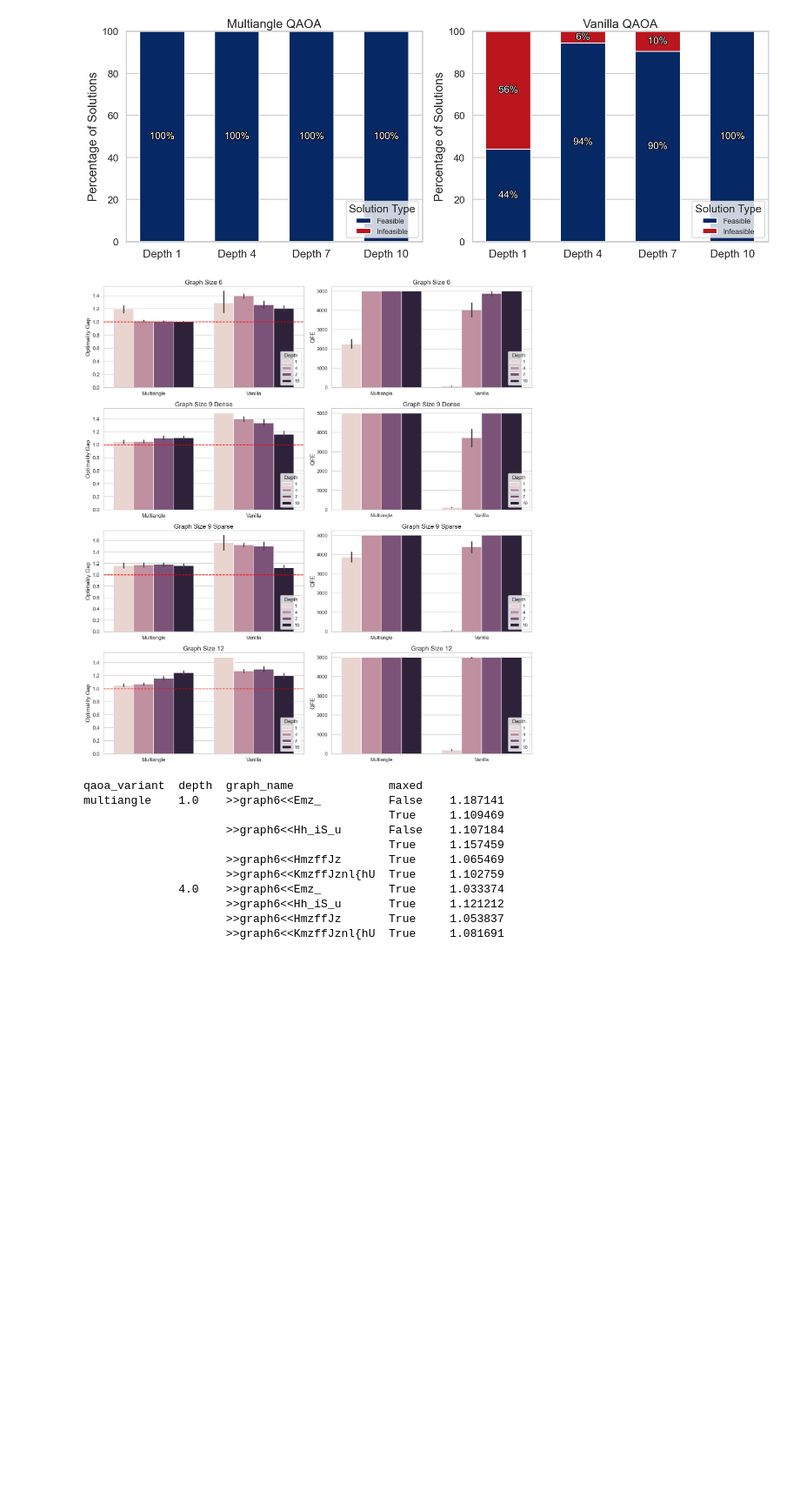
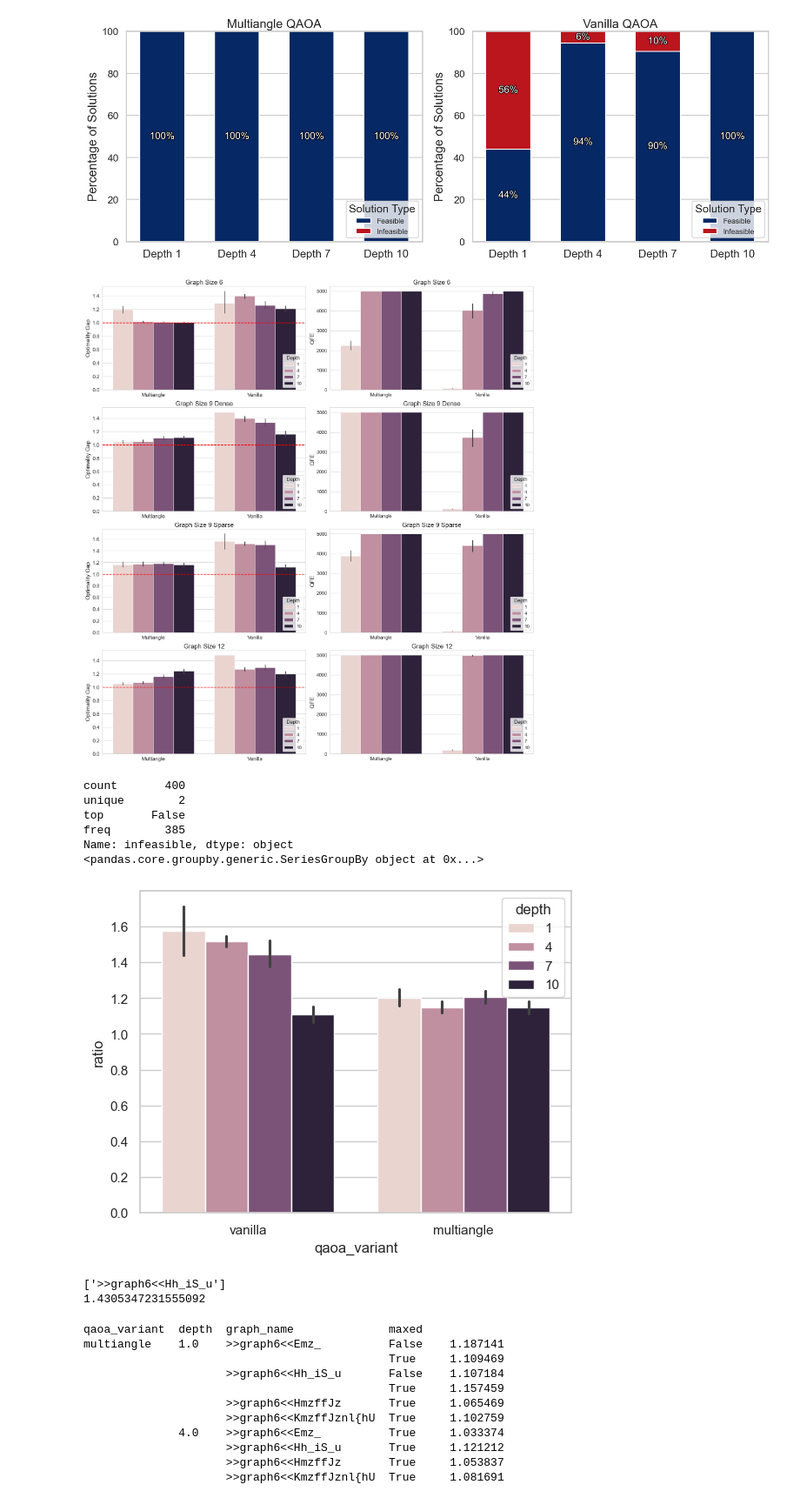
Before and after one commit to Smeidir/QAOA, a Jupyter notebook: results_visualizer.ipynb, the cells around one changed output. Shown at 87% size. Drawn from its saved outputs; the diff is of its cells as text; code cells hidden in the pictures; blank space fills up the shorter version.

```diff
--- a/results_visualizer.ipynb
+++ b/results_visualizer.ipynb
@@ -383,7 +520,10 @@ import pandas as pd
 import seaborn as sns
 
 # Filter to only warm-started entries
-df_ws = results.copy()  # [results['warm_start'] == True]
+df_ws = results[results['backend_mode']=='statevector'].copy()
+df_ws = df_ws[df_ws['warm_start'] == True]
+df_ws['hamming_dist'] = df_ws['hamming_dist'].astype(int)
+
 
 df_ws = df_ws[((df_ws['qaoa_variant'] == 'multiangle') & (df_ws['depth'] == 1)) |
               ((df_ws['qaoa_variant'] == 'vanilla') & (df_ws['depth'] == 4))]
@@ -586,5 +730,7 @@ TypeError: 'NoneType' object is not iterable
 # %%
-df_ws = results.copy()
+df_ws = results[results['backend_mode']=='statevector'].copy()
+df_ws['hamming_dist'] = df_ws['hamming_dist'].astype(int)
+
 df_ws['actual_improvement'] = np.where(
     df_ws['ws_value'].notnull(),
     df_ws['ws_value'] - df_ws['quantum_obj_value'],
@@ -619,18 +765,17 @@ ws_all = df_ws.copy()
 
 # Filter out Equal Superposition for the visualization
 ws_all_filtered = ws_all[ws_all['Qubit Initialization'] != 'Equal Superposition']
-
+ws_all_filtered['Qubit Initialization'].unique()
 # Create a figure for both variants together
 plt.figure(figsize=(16, 8))
 
 # For each initialization type and QAOA variant, compute improvement statistics
 for qaoa_var in ['multiangle', 'vanilla']:
-    ws_filtered = ws_all[ws_all['qaoa_variant'] == qaoa_var]
+    ws_filtered = ws_all_filtered[ws_all_filtered['qaoa_variant'] == qaoa_var]
 
     for init_type in ws_filtered['Qubit Initialization'].unique():
         subset = ws_filtered[ws_filtered['Qubit Initialization'] == init_type]
         total = len(subset)
-
         if total > 0:  # Only process if we have data for this combination
             # Calculate percentages
             improved = (subset['actual_improvement'] > 0.0001).sum() / total * 100
@@ -646,11 +791,11 @@ for qaoa_var in ['multiangle', 'vanilla']:
                 'Worsened %': [worsened],
                 'Count': [total]
             })
+            print('row',new_row)
             improvement_stats = pd.concat([improvement_stats, new_row], ignore_index=True)
-
+print(improvement_stats)
 # Sort by initialization type and variant
 improvement_stats = improvement_stats.sort_values(['qaoa_variant', 'Qubit Initialization'])
-
 # Create a nice visualization with both variants side by side
 # Filter out Equal Superposition for the visualization
 improvement_stats_filtered = improvement_stats[improvement_stats['Qubit Initialization'] != 'Equal Superposition']
@@ -660,17 +805,16 @@ improvement_stats_melted = pd.melt(
     value_vars=['Improved %', 'Same %', 'Worsened %'],
     var_name='Result', value_name='Percentage'
 )
-
 # Set up a custom color palette
 palette = {'Improved %': '#2ca02c', 'Same %': '#1f77b4', 'Worsened %': '#d62728'}
 
 # Create a grouped bar chart with both variants side by side
 ax = sns.catplot(
+    data=improvement_stats_melted,
     x='Qubit Initialization',
     y='Percentage',
     hue='Result',
     col='qaoa_variant',
-    data=improvement_stats_melted,
     kind='bar',
     palette=palette,
     height=6, aspect=1.2
@@ -1455,34 +1664,67 @@ for i, graph in enumerate(graph_names):
     else:
         graph_title = f"Graph Size {graph_size:.0f}"
 
     # Left plot: Optimality Gap (ratio)
     sns.barplot(data=graph_df, x="qaoa_variant", y="ratio", hue="depth", ax=axes[i, 0])
     axes[i, 0].set_title(f"{graph_title}", fontsize=20)
     axes[i, 0].set_ylabel("Optimality Gap", fontsize=18)
     axes[i, 0].tick_params(axis='both', labelsize=16)
     axes[i, 0].axhline(y=1, color='red', linestyle='--', linewidth=2)
     axes[i, 0].set_xlabel("")
     axes[i, 0].legend(title="Depth", title_fontsize=16, fontsize=14, loc="lower right")
     axes[i, 0].set_xticklabels([lbl.get_text().capitalize() for lbl in axes[i, 0].get_xticklabels()])
 
     # Right plot: QFE
     sns.barplot(data=graph_df, x="qaoa_variant", y="quantum_func_evals", hue="depth", ax=axes[i, 1])
     axes[i, 1].set_title(f"{graph_title}" , fontsize=20)
     axes[i, 1].set_ylabel("QFE", fontsize=18)
     axes[i, 1].tick_params(axis='both', labelsize=15)
     axes[i, 1].set_xlabel("")
     axes[i, 1].legend(title="Depth", title_fontsize=16, fontsize=14, loc="lower right")
     axes[i, 1].set_xticklabels([lbl.get_text().capitalize() for lbl in axes[i, 1].get_xticklabels()])
 
 plt.tight_layout()
 plt.subplots_adjust(top=0.95)  # Make room for suptitle
 
 # Save figure
 plt.savefig('CS_combined_graphs_comparison.pdf', bbox_inches='tight')
 
 plt.show()
+
+
+check_data =pd.read_csv("results_papergraph_{'backend_mode'{'statevector'},'qaoa_variant'{'multiangle','vanilla'},'param_initialization'{'gaussian'},'depth'{1,10,4,7},'warm_start'{False},'problem_type'{'minvertexcover'}}.csv")
+g = problem.get_erdos_renyi_graphs_paper1()[3]
+
+check_data_12 = pd.read_csv("results_papergraph_{'backend_mode'{'statevector'},'qaoa_variant'{'vanilla'},'param_initialization'{'gaussian'},'depth'{7},'warm_start'{False},'problem_type'{'minvertexcover'}}.csv")
+
+# create a networkx graph from the rustworkx graph
+G = nx.Graph(list(g.edge_list()))
+graph6_string = nx.to_graph6_bytes(G).decode("utf-8").strip()
+solver = MinVertexCoverSolver(g, 'minvertexcover')
+mask = check_data['graph_name'] == graph6_string
+check_data.loc[check_data['graph_name'] == graph6_string, 'infeasible']= check_data.loc[mask, 'quantum_solution'].apply(lambda s: solver.evaluate_bitstring(ast.literal_eval(s),mark_infeasible=True)[1])
+mask_ws = (check_data['graph_name'] == graph6_string) & (check_data['warm_start'] == True)
+check_data.loc[mask_ws, 'ws_value'] = check_data.loc[mask_ws, 'hamming_string'].apply(
+    lambda s: solver.evaluate_bitstring(ast.literal_eval(s.replace(" ",",")), mark_infeasible=True)[0])
+print(check_data['infeasible'].describe())
+print(check_data.groupby(['qaoa_variant', 'depth'])['infeasible'])
+check_data = check_data[check_data['infeasible']==False]
+fig = plt.plot()
+sns.barplot(data=check_data, x= 'qaoa_variant', y='ratio', hue='depth')
+plt.show()
+print(check_data['graph_name'].unique())
+print(check_data_12['ratio'].mean())
 # %% [output]
-[figure, old version]
+[figure, new version]
+count       400
+unique        2
+top       False
+freq        385
+Name: infeasible, dtype: object
+<pandas.core.groupby.generic.SeriesGroupBy object at 0x...>
+[figure, added]
+['>>graph6<<Hh_iS_u']
+1.4305347231555092
 # %%
 df = results[results['backend_mode'] == 'statevector'].copy()
 df['maxed'] = False
```
Also changed, not shown: parts of 9 cells of this notebook, 19 other files.
